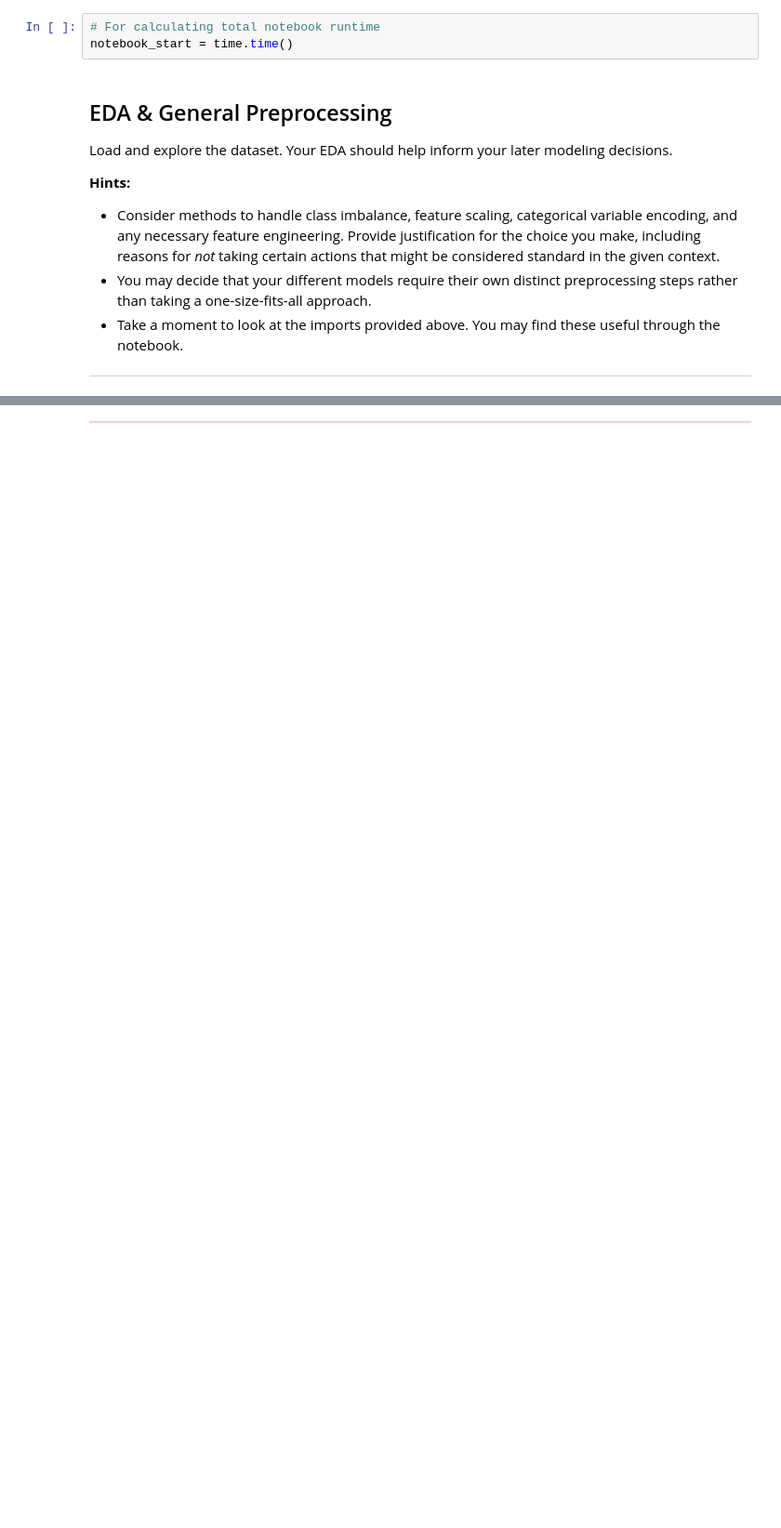
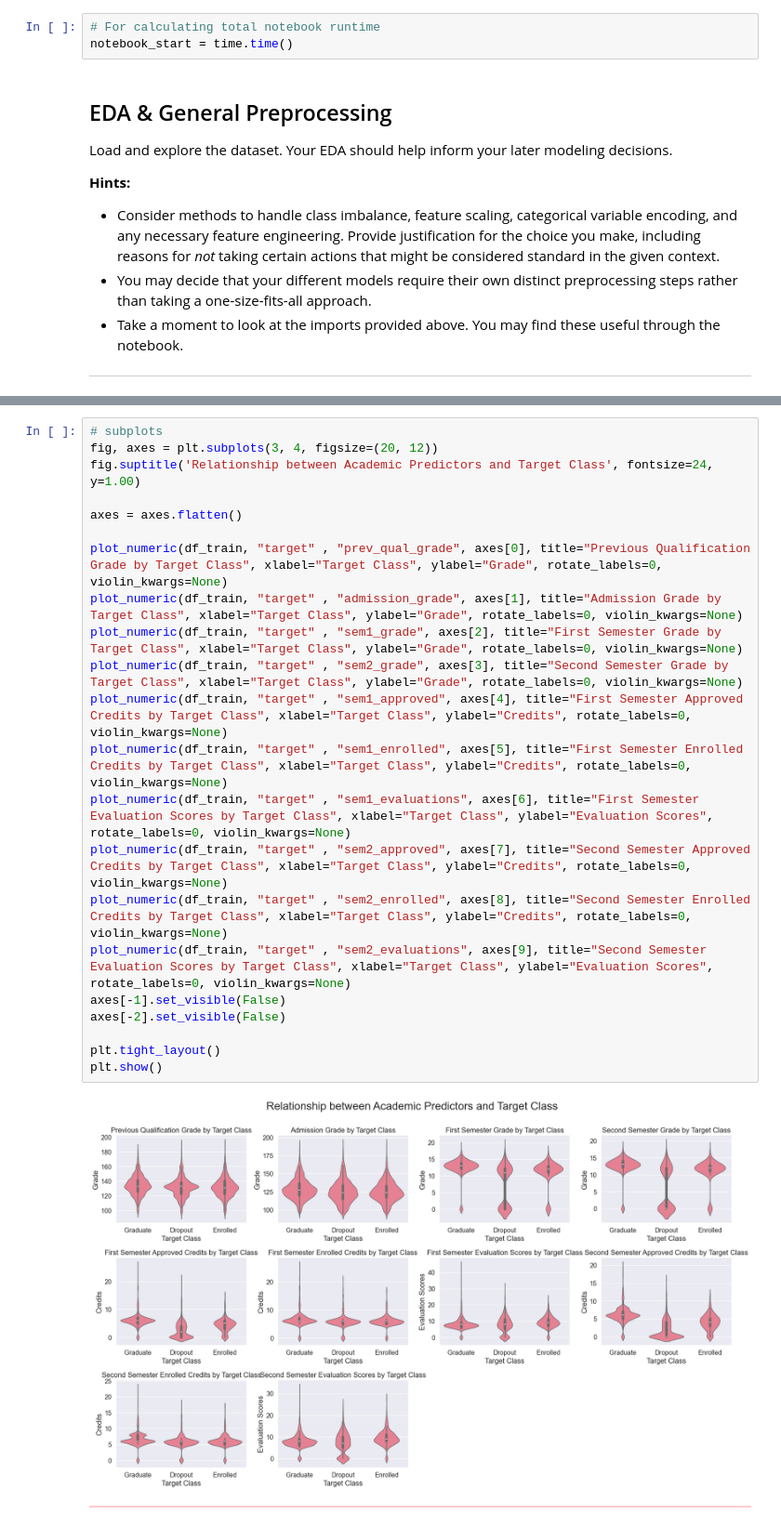
Before and after one commit to julienberman/CS-109a, a Jupyter notebook: psets/cs1090a_hw5/cs1090a_hw5.ipynb, the cells around one changed output, grey strips where cells are left out. Shown at 93% size. Drawn from its saved outputs; the diff is of its cells as text; blank space fills up the shorter version.

```diff
--- a/psets/cs1090a_hw5/cs1090a_hw5.ipynb
+++ b/psets/cs1090a_hw5/cs1090a_hw5.ipynb
@@ -162,2 +518,26 @@ Load and explore the dataset. Your EDA should help inform your later modeling de
+# %%
+# subplots
+fig, axes = plt.subplots(3, 4, figsize=(20, 12))
+fig.suptitle('Relationship between Academic Predictors and Target Class', fontsize=24, y=1.00)
+
+axes = axes.flatten()
+
+plot_numeric(df_train, "target" , "prev_qual_grade", axes[0], title="Previous Qualification Grade by Target Class", xlabel="Target Class", ylabel="Grade", rotate_labels=0, violin_kwargs=None)
+plot_numeric(df_train, "target" , "admission_grade", axes[1], title="Admission Grade by Target Class", xlabel="Target Class", ylabel="Grade", rotate_labels=0, violin_kwargs=None)
+plot_numeric(df_train, "target" , "sem1_grade", axes[2], title="First Semester Grade by Target Class", xlabel="Target Class", ylabel="Grade", rotate_labels=0, violin_kwargs=None)
+plot_numeric(df_train, "target" , "sem2_grade", axes[3], title="Second Semester Grade by Target Class", xlabel="Target Class", ylabel="Grade", rotate_labels=0, violin_kwargs=None)
+plot_numeric(df_train, "target" , "sem1_approved", axes[4], title="First Semester Approved Credits by Target Class", xlabel="Target Class", ylabel="Credits", rotate_labels=0, violin_kwargs=None)
+plot_numeric(df_train, "target" , "sem1_enrolled", axes[5], title="First Semester Enrolled Credits by Target Class", xlabel="Target Class", ylabel="Credits", rotate_labels=0, violin_kwargs=None)
+plot_numeric(df_train, "target" , "sem1_evaluations", axes[6], title="First Semester Evaluation Scores by Target Class", xlabel="Target Class", ylabel="Evaluation Scores", rotate_labels=0, violin_kwargs=None)
+plot_numeric(df_train, "target" , "sem2_approved", axes[7], title="Second Semester Approved Credits by Target Class", xlabel="Target Class", ylabel="Credits", rotate_labels=0, violin_kwargs=None)
+plot_numeric(df_train, "target" , "sem2_enrolled", axes[8], title="Second Semester Enrolled Credits by Target Class", xlabel="Target Class", ylabel="Credits", rotate_labels=0, violin_kwargs=None)
+plot_numeric(df_train, "target" , "sem2_evaluations", axes[9], title="Second Semester Evaluation Scores by Target Class", xlabel="Target Class", ylabel="Evaluation Scores", rotate_labels=0, violin_kwargs=None)
+axes[-1].set_visible(False)
+axes[-2].set_visible(False)
+
+plt.tight_layout()
+plt.show()
+# %% [output]
+[figure, added]
 # %% [markdown]
 <div class="highlight-box" style="border: 1px solid #ffcccb; background-color: #ffcccb; height: 5px;"></div>
```
Also changed, not shown: parts of 36 cells of this notebook, 6 other files.
